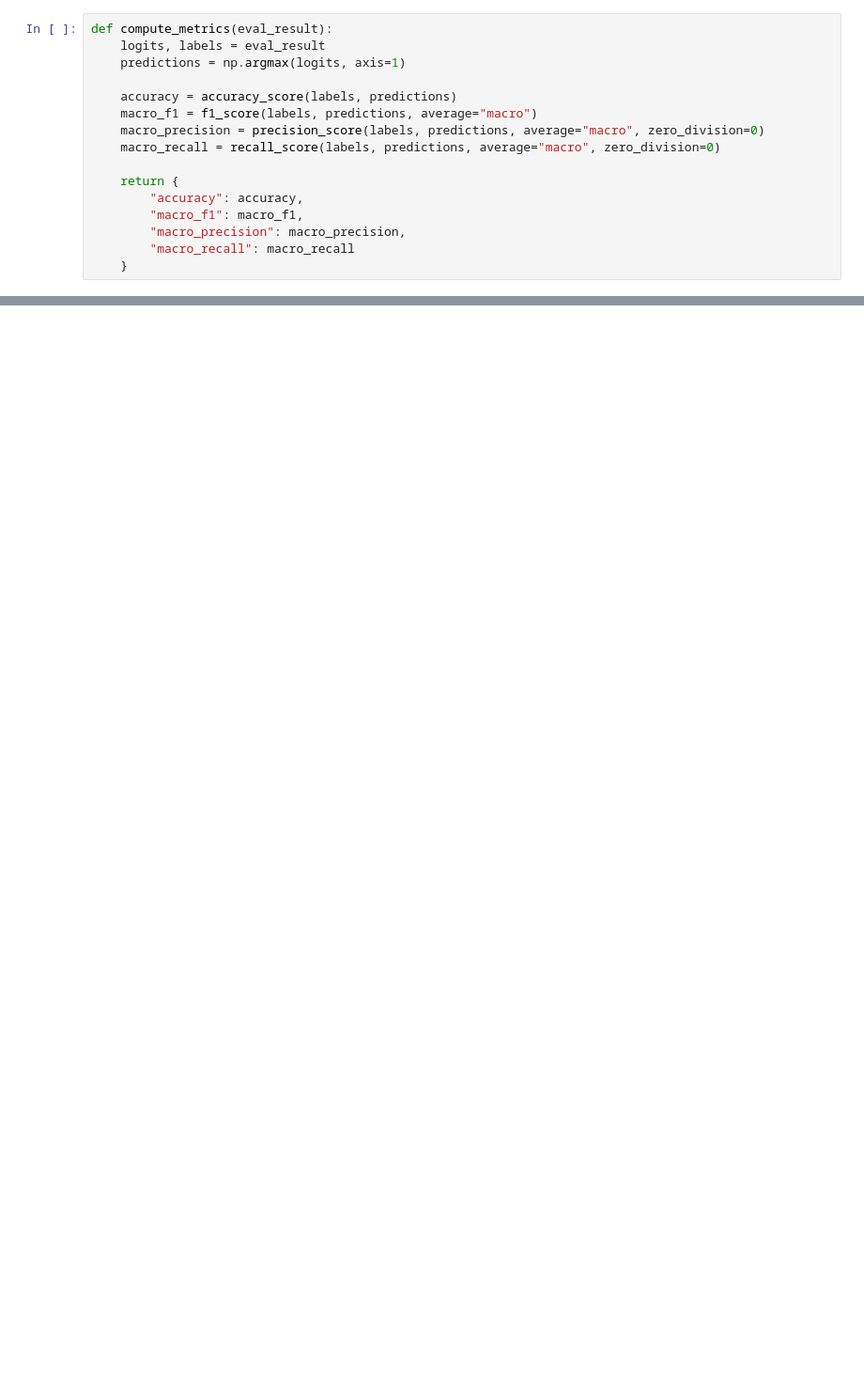
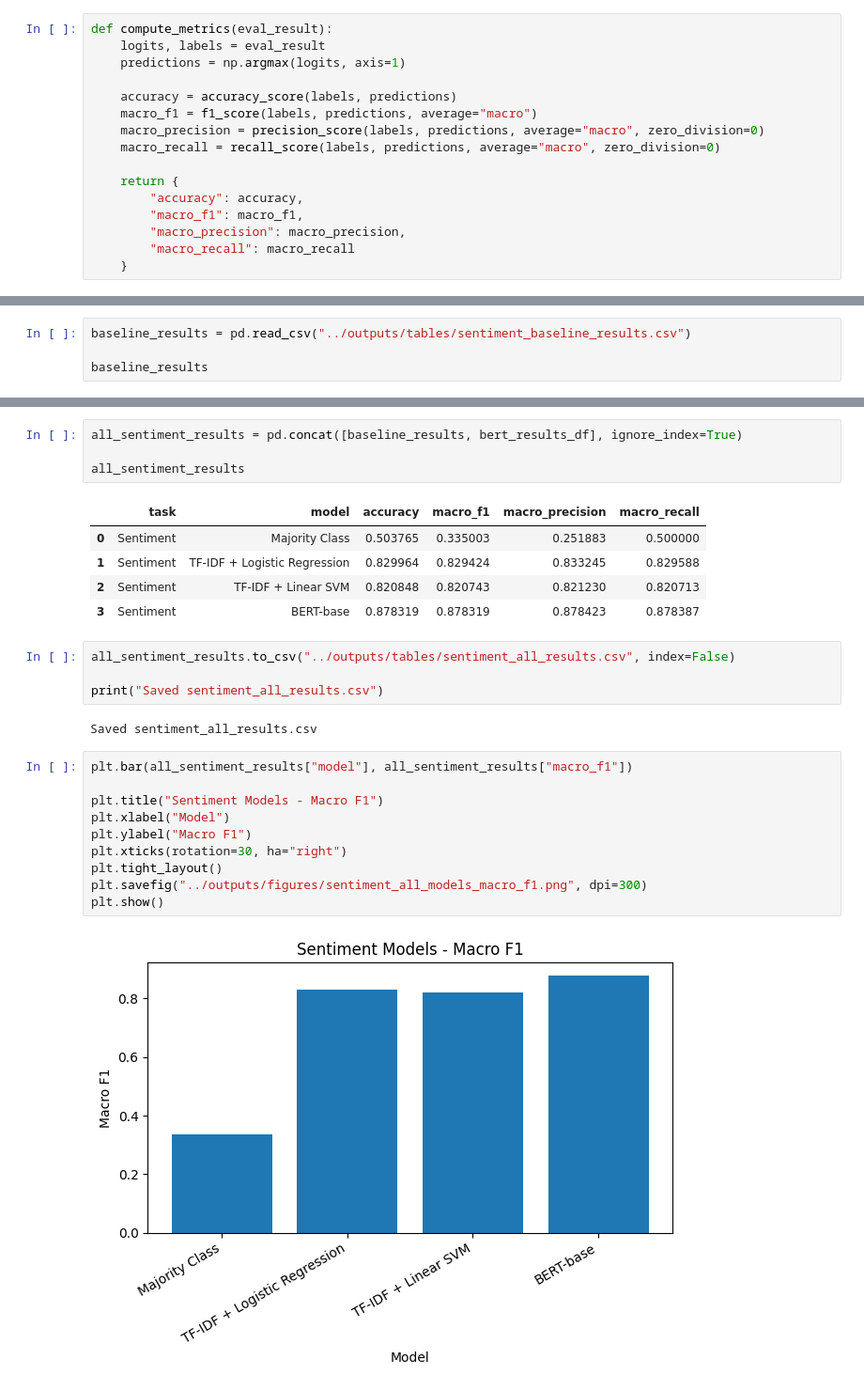
Before and after one commit to 104240199-creator/sentiment-sarcasm-analysis, a Jupyter notebook: notebooks/04_bert_sentiment.ipynb, the cells around one changed output, grey strips where cells are left out. Shown at 94% size. Drawn from its saved outputs; the diff is of its cells as text; blank space fills up the shorter version.

```diff
--- a/notebooks/04_bert_sentiment.ipynb
+++ b/notebooks/04_bert_sentiment.ipynb
@@ -218,0 +364,4 @@ TypeError: Trainer.__init__() got an unexpected keyword argument 'tokenizer'
+# %%
+baseline_results = pd.read_csv("../outputs/tables/sentiment_baseline_results.csv")
+
+baseline_results
@@ -218,0 +373,28 @@ TypeError: Trainer.__init__() got an unexpected keyword argument 'tokenizer'
+# %%
+all_sentiment_results = pd.concat([baseline_results, bert_results_df], ignore_index=True)
+
+all_sentiment_results
+# %% [output]
+|  | task | model | accuracy | macro_f1 | macro_precision | macro_recall |
+| 0 | Sentiment | Majority Class | 0.503765 | 0.335003 | 0.251883 | 0.500000 |
+| 1 | Sentiment | TF-IDF + Logistic Regression | 0.829964 | 0.829424 | 0.833245 | 0.829588 |
+| 2 | Sentiment | TF-IDF + Linear SVM | 0.820848 | 0.820743 | 0.821230 | 0.820713 |
+| 3 | Sentiment | BERT-base | 0.878319 | 0.878319 | 0.878423 | 0.878387 |
+# %%
+all_sentiment_results.to_csv("../outputs/tables/sentiment_all_results.csv", index=False)
+
+print("Saved sentiment_all_results.csv")
+# %% [output]
+Saved sentiment_all_results.csv
+# %%
+plt.bar(all_sentiment_results["model"], all_sentiment_results["macro_f1"])
+
+plt.title("Sentiment Models - Macro F1")
+plt.xlabel("Model")
+plt.ylabel("Macro F1")
+plt.xticks(rotation=30, ha="right")
+plt.tight_layout()
+plt.savefig("../outputs/figures/sentiment_all_models_macro_f1.png", dpi=300)
+plt.show()
+# %% [output]
+[figure, added]
```
Also changed, not shown: parts of 18 cells of this notebook, 37 other files.
